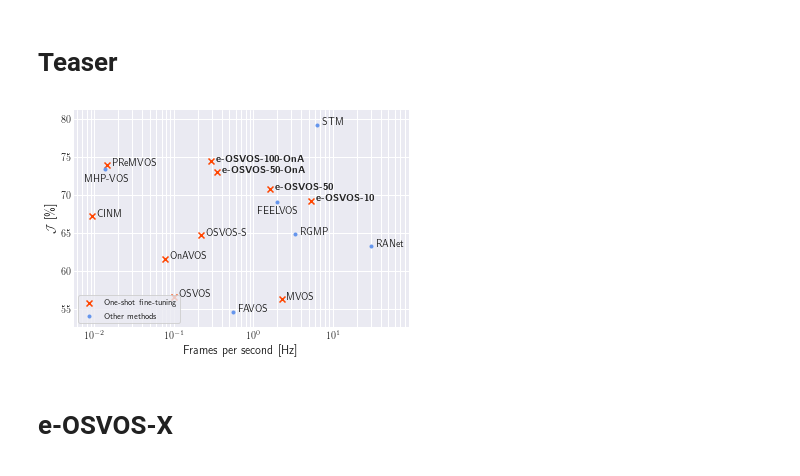
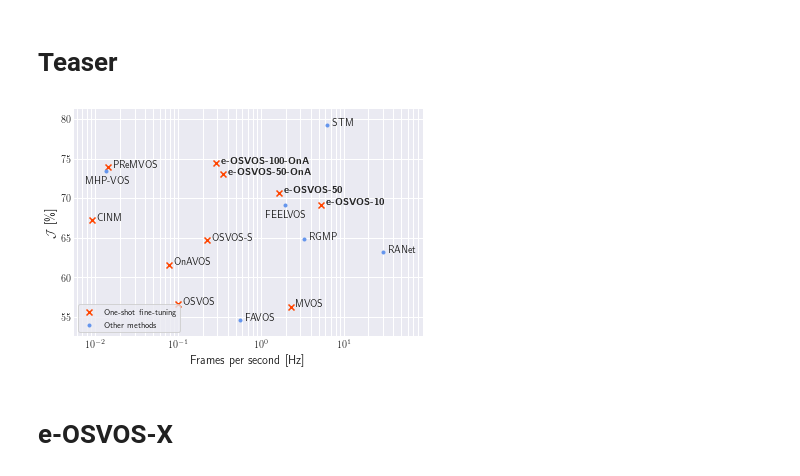
Before and after one commit to dvl-tum/e-osvos, a Jupyter notebook: src/visualization.ipynb, the cells around one changed output. Saved outputs shown, nothing was run; the diff lists cells and outputs as text; code cells hidden in the pictures.

Commit message:
Fix teaser.png

```diff
--- a/src/visualization.ipynb
+++ b/src/visualization.ipynb
@@ -64,34 +64,38 @@ ax.annotate(r'\textbf{e-OSVOS-50-OnA}', (0.35, 73.0),
 
 ax.scatter([0.29], [74.4], marker='x', c='orangered')
 ax.annotate(r'\textbf{e-OSVOS-100-OnA}', (0.29, 74.4),
             xytext=xytext_upper_right, textcoords='offset points', fontsize=10)
 
 # ax.scatter([1 / 6.47], [76.9], marker='x', c='orangered')
 # ax.annotate(r'\textbf{e-OSVOS-50-OnA-50}', (1 / 6.47, 76.9),
 #             xytext=(5.0, 5.0), textcoords='offset points', fontsize=10)
 
 
 x = x_no_ft + x_ft
 y = y_no_ft + y_ft
 
 # x += [1 / 0.11]
 # y += [60.0]
 ax.set_xlim([min(x) - min(x) * 0.4 , max(x) + max(x) * 2.0])
 # ax.set_xlim([-0.35 , max(x) + max(x) * 0.35])
 ax.set_ylim([min(y) - 2, max(y) + 2])
 ax.legend(loc='lower left', fontsize=8)
 
 if dark_mode:
     plt.grid(True, which="both", color='dimgrey')
 else:
     plt.grid(True, which="both")
 
 sns.despine(left=True, bottom=True, right=True)
+my_dpi = 96
 
+fig.set_size_inches(600/my_dpi, 400/my_dpi)
+
+# plt.savefig('teaser.pdf', format='pdf', bbox_inches='tight')
 plt.savefig('teaser.pdf', format='pdf', bbox_inches='tight')
 plt.show()
 # %% [output]
-[figure, old version]
+[figure, new version]
 # %% [markdown]
 # e-OSVOS-X
 # %%
```
Also changed, not shown: 1 other file.
